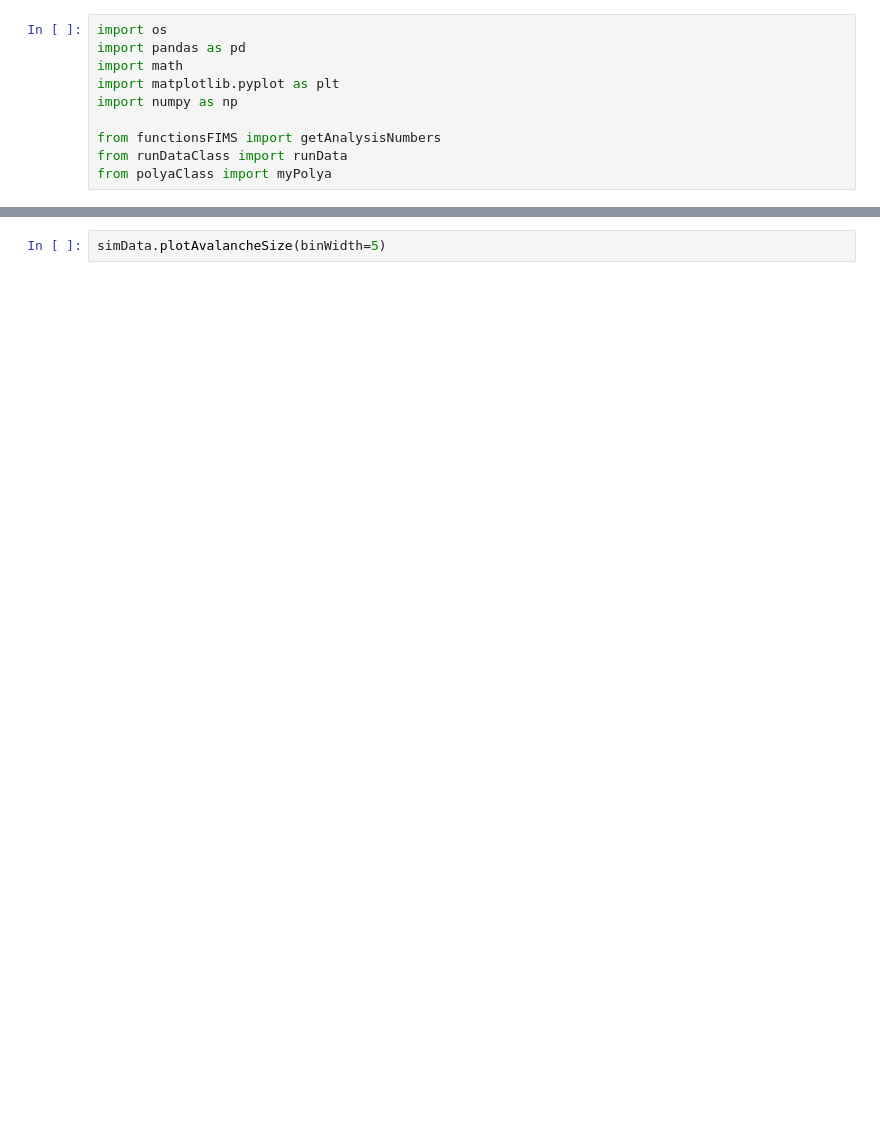
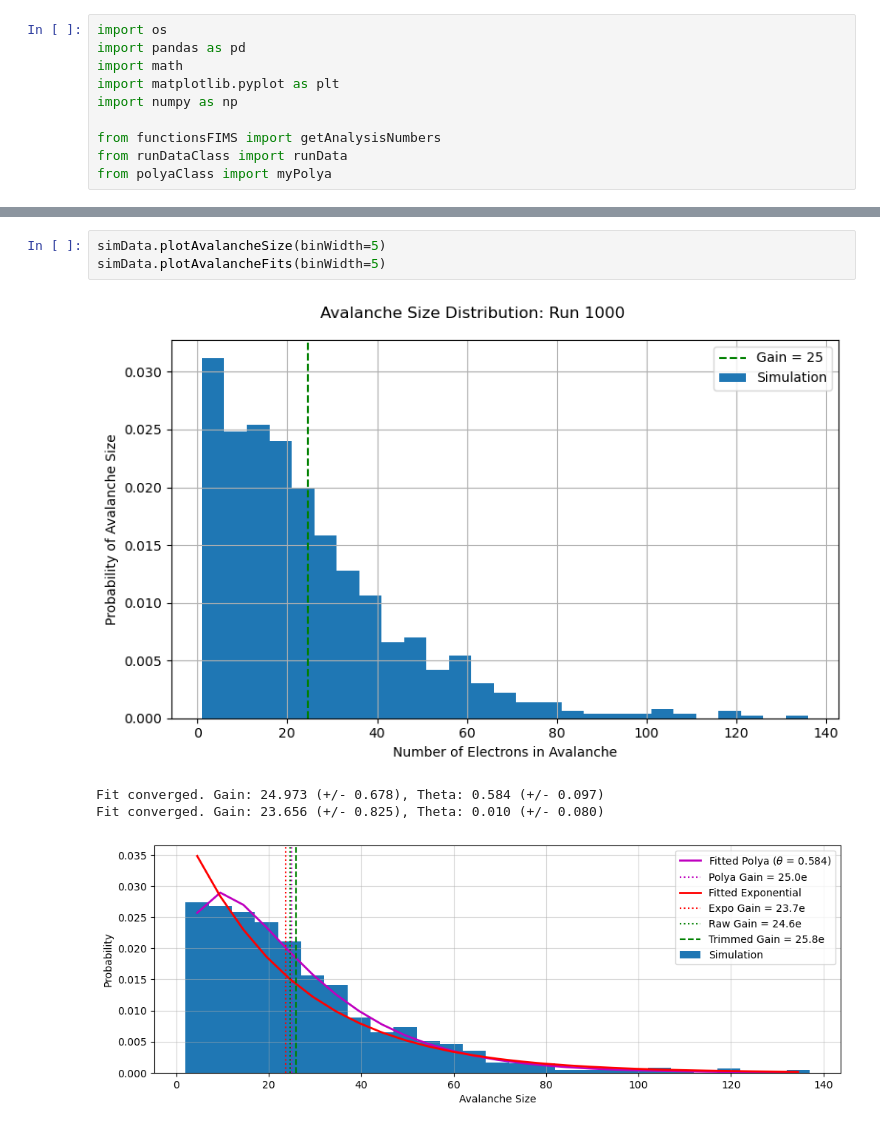
Before and after one commit to pltrogon/fims, a Jupyter notebook: Analysis/avalancheAnalysis.ipynb, the cells around one changed output, grey strips where cells are left out. Cells and saved outputs as stored; diff of their text form; blank space fills up the shorter version.

```diff
--- a/Analysis/avalancheAnalysis.ipynb
+++ b/Analysis/avalancheAnalysis.ipynb
@@ -19,4 +35,10 @@ if __name__ == '__main__':
 # %%
 simData.plotAvalancheSize(binWidth=5)
+simData.plotAvalancheFits(binWidth=5)
+# %% [output]
+[figure, added]
+Fit converged. Gain: 24.973 (+/- 0.678), Theta: 0.584 (+/- 0.097)
+Fit converged. Gain: 23.656 (+/- 0.825), Theta: 0.010 (+/- 0.080)
+[figure, added]
 # %%
 simData.plotAvalanche2D(plotName='TEST')
```
Also changed, not shown: parts of 3 cells of this notebook, 10 other files.
